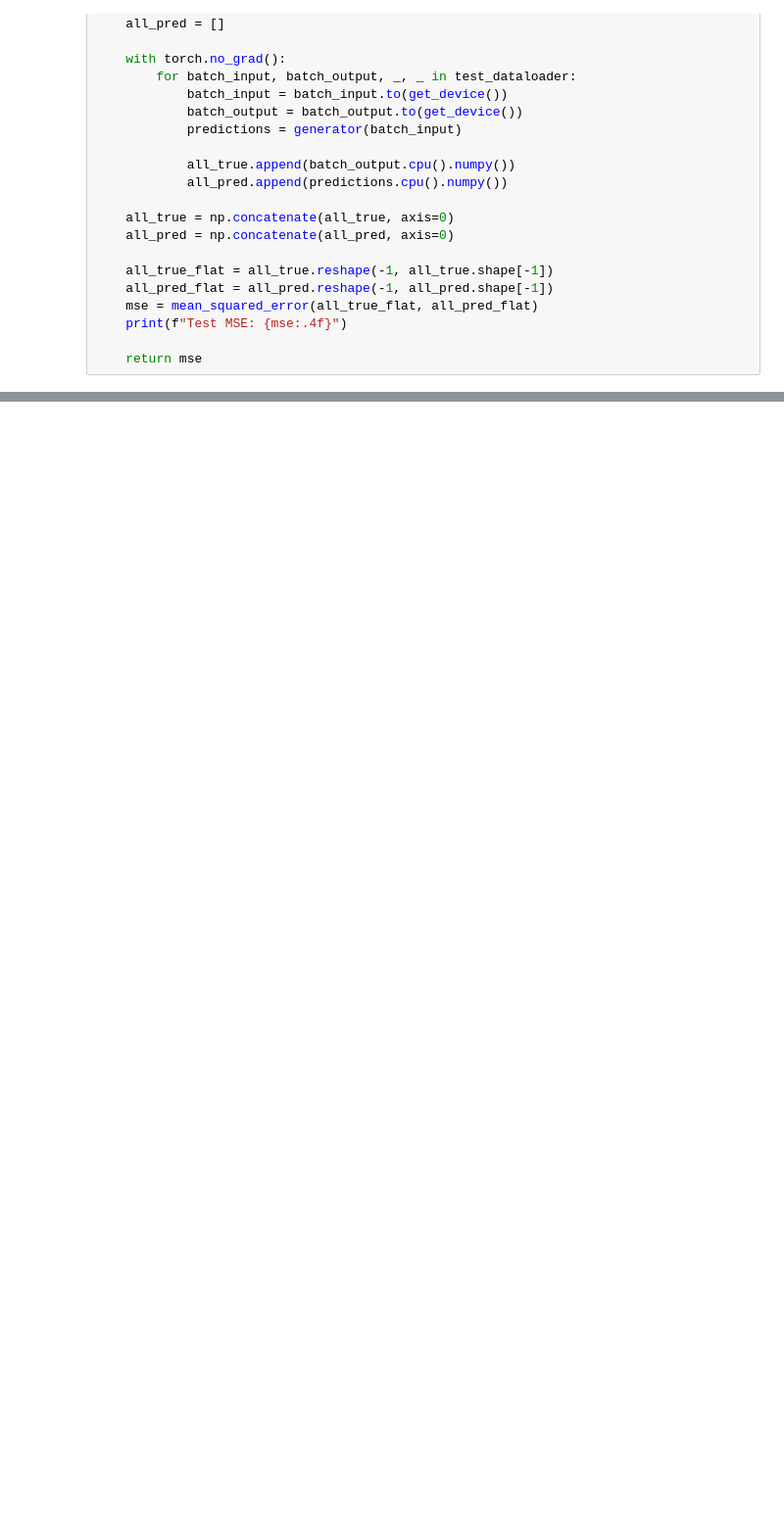
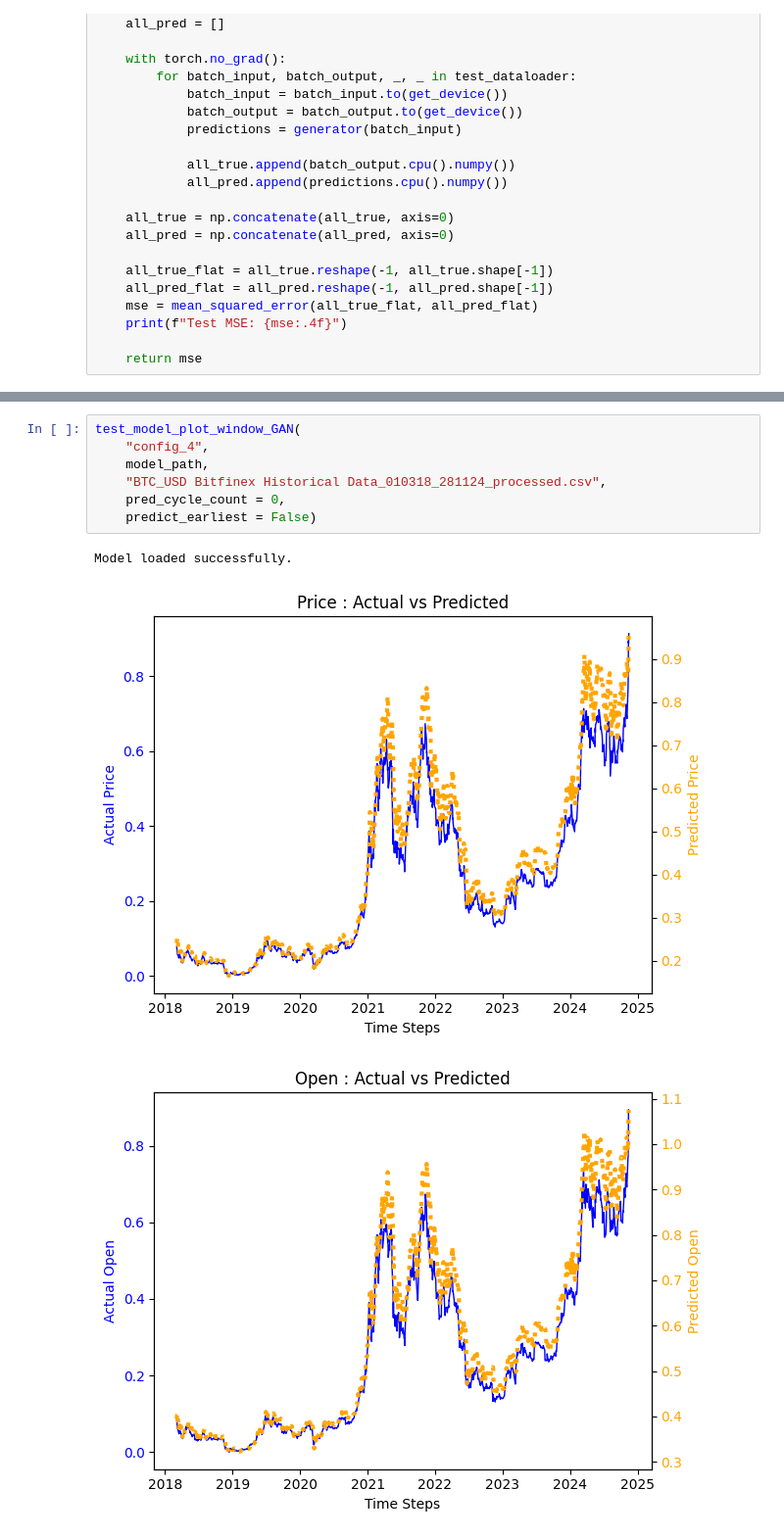
Before and after one commit to Ahmedh12/OHLC-Prices-Predictor, a Jupyter notebook: notebooks/model_verification_GAN.ipynb, the cells around one changed output, grey strips where cells are left out. Shown at 98% size. Cells and saved outputs as stored; diff of their text form; blank space fills up the shorter version.

```diff
--- a/notebooks/model_verification_GAN.ipynb
+++ b/notebooks/model_verification_GAN.ipynb
@@ -441,0 +600,11 @@ Model loaded successfully.
+# %%
+test_model_plot_window_GAN(
+    "config_4",
+    model_path,
+    "BTC_USD Bitfinex Historical Data_010318_281124_processed.csv",
+    pred_cycle_count = 0,
+    predict_earliest = False)
+# %% [output]
+Model loaded successfully.
+[figure, added]
+[figure, added]
```
Also changed, not shown: parts of 13 cells of this notebook.
